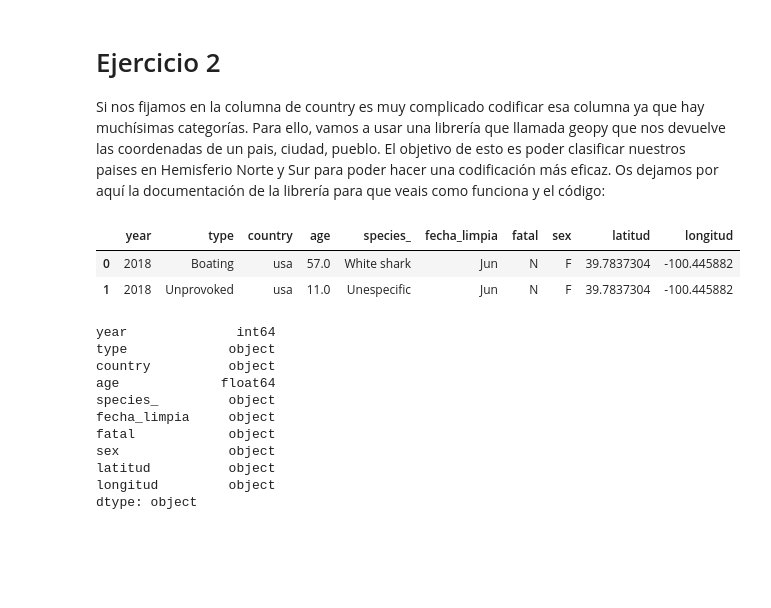
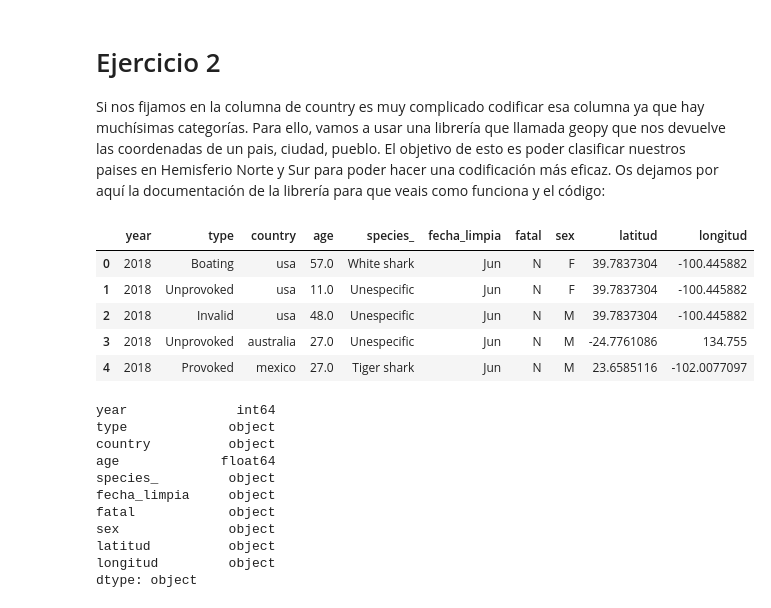
Before and after one commit to Adalab/DA-promo-A-module-2-pairprog-2-pair-3-Alicia-Laura, a Jupyter notebook: Limpieza/pair_limpieza_6.ipynb, the cells around one changed output. Saved outputs shown, nothing was run; the diff lists cells and outputs as text; code cells hidden in the pictures; blank space fills up the shorter version.

```diff
--- a/Limpieza/pair_limpieza_6.ipynb
+++ b/Limpieza/pair_limpieza_6.ipynb
@@ -55,11 +51,14 @@ def extraer_coordenadas(x):
         return "no hay datos"
 # %%
 df_codi = pd.read_csv('attacks_limpiando_con_coordenadas.csv', index_col=0)
-df_codi.head(2)
+df_codi.head()
 # %% [output]
 |  | year | type | country | age | species_ | fecha_limpia | fatal | sex | latitud | longitud |
 | 0 | 2018 | Boating | usa | 57.0 | White shark | Jun | N | F | 39.7837304 | -100.445882 |
 | 1 | 2018 | Unprovoked | usa | 11.0 | Unespecific | Jun | N | F | 39.7837304 | -100.445882 |
+| 2 | 2018 | Invalid | usa | 48.0 | Unespecific | Jun | N | M | 39.7837304 | -100.445882 |
+| 3 | 2018 | Unprovoked | australia | 27.0 | Unespecific | Jun | N | M | -24.7761086 | 134.755 |
+| 4 | 2018 | Provoked | mexico | 27.0 | Tiger shark | Jun | N | M | 23.6585116 | -102.0077097 |
 # %%
 df_codi.dtypes
 # %% [output]
```
Also changed, not shown: parts of 23 cells of this notebook, 4 other files.
